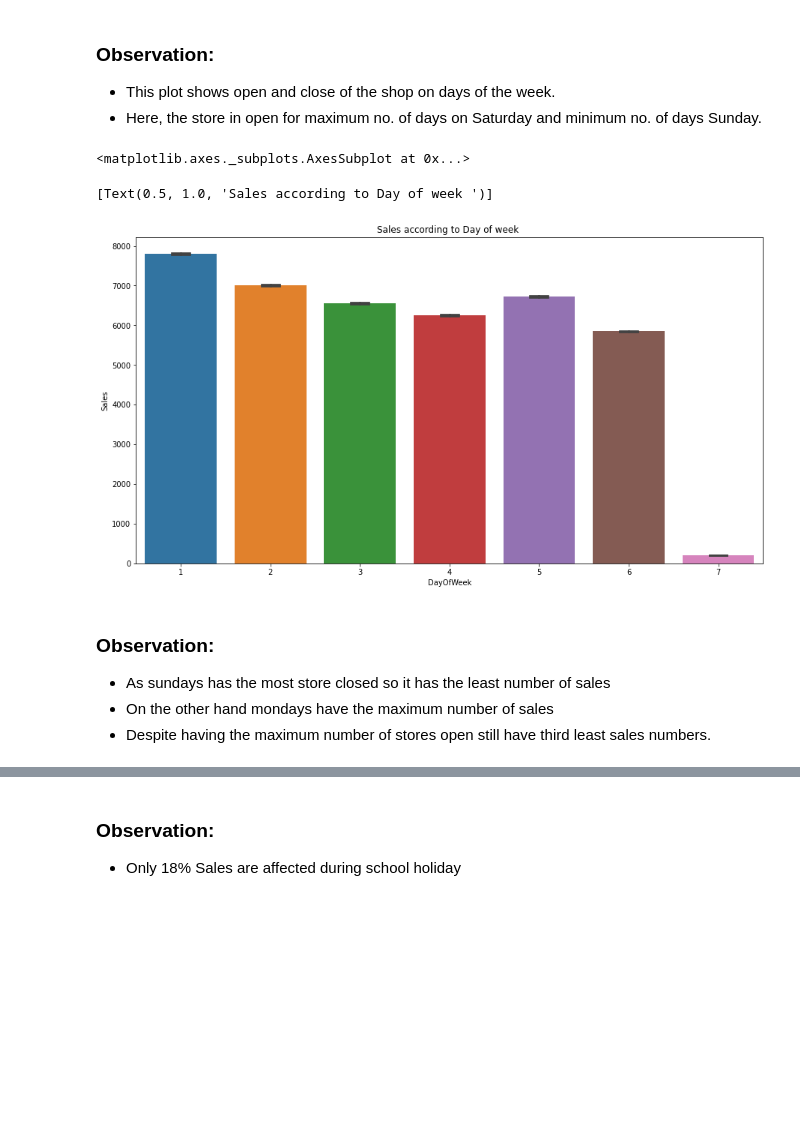
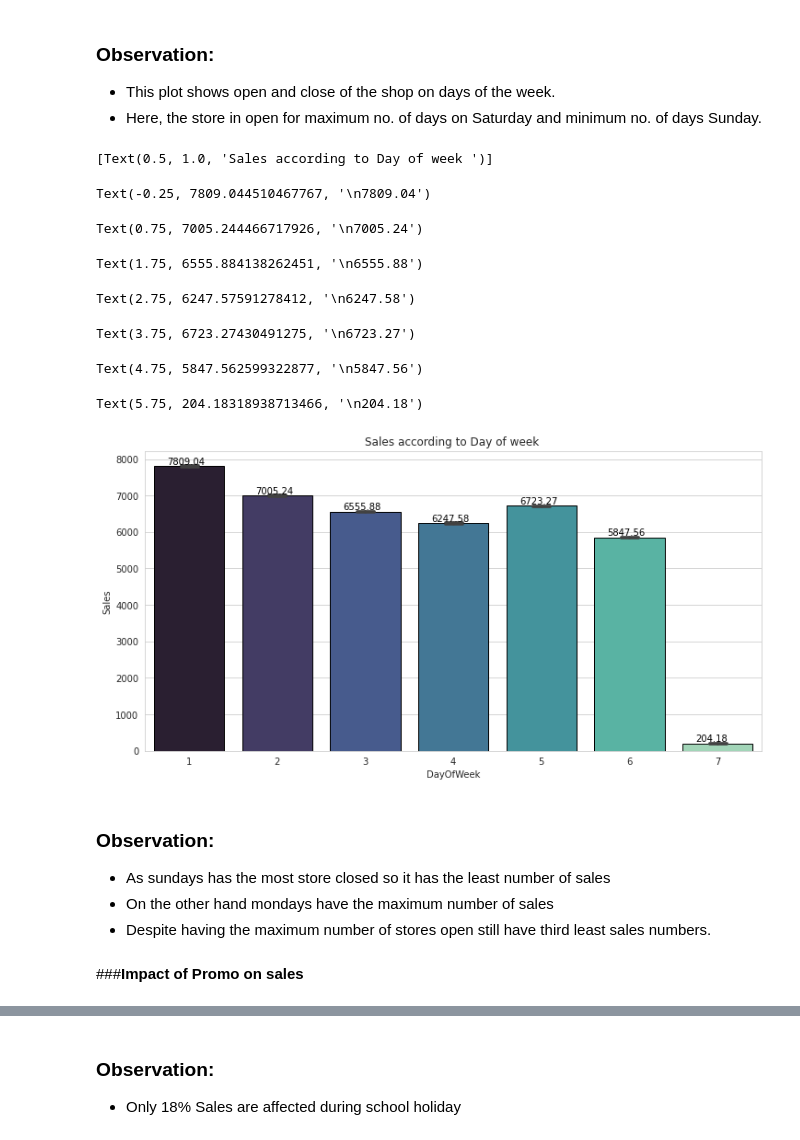
Before and after one commit to piyush02nir/Retail-Sales-Prediction, a Jupyter notebook: Retail_Sales_Prediction.ipynb, the cells around one changed output, grey strips where cells are left out. Saved outputs shown, nothing was run; the diff lists cells and outputs as text; code cells hidden in the pictures; blank space fills up the shorter version.

```diff
--- a/Retail_Sales_Prediction.ipynb
+++ b/Retail_Sales_Prediction.ipynb
@@ -558,10 +603,6 @@ b      6690
 c      4100
 Name: StateHoliday, dtype: int64
 # %%
-# code for changing Assortment dtype from object to int.
-df_rms['Assortment'] = df_rms['Assortment'].map({'a': 0, "b": 1, "c": 2})
-#converting catagorical value into interger values based on store type class.
-df_rms['StoreType'] = df_rms['StoreType'].map({'a': 0, "b": 1, "c": 2, "d": 3})
 ##converting catagorical value into interger values based on StateHoliday class.
 df_rms["StateHoliday"] = df_rms["StateHoliday"].map({0: 0, "0": 0, "a": 1, "b": 1, "c": 1})
 # %%
@@ -586,7 +627 @@ dtypes: datetime64[ns](1), float64(5), int64(15), object(1)
 memory usage: 170.7+ MB
-# %%
-#converting object dtype to integer.
-df_rms['Date'] = df_rms['Date'].astype(int) #convert in int Dtype
-df_rms['StoreType']= df_rms['StoreType'].astype(int)
-df_rms['Assortment']= df_rms['Assortment'].astype(int)
-df_rms['StateHoliday']= df_rms['StoreType'].astype(int)
@@ -592,0 +630,3 @@ df_rms['StateHoliday']= df_rms['StoreType'].astype(int)
+# %%
+#converting object dtype to integer.
+df_rms['StateHoliday']= df_rms['StateHoliday'].astype(int)
@@ -650,0 +673,6 @@ sns.countplot(x='DayOfWeek',hue='Open',data= df_rms)
+# %%
+fig,ax=plt.subplots(figsize=(15,8))
+count = sns.countplot(x = 'DayOfWeek',hue = 'Open', data = df_rms, palette="mako", edgecolor = 'black')
+
+for p in count.patches:
+  count.annotate(f'\n{round(p.get_height(),2)}', (p.get_x() + 0.15, p.get_height()), ha = 'center', va = 'bottom', color = 'Black', size = 10)
@@ -657,14 +699,25 @@ sns.countplot(x='DayOfWeek',hue='Open',data= df_rms)
 # %%
 
 #anlysis of data by vizualisation
-fig,ax=plt.subplots(figsize=(15,8))
-sns.barplot(data=df_rms,x='DayOfWeek',y='Sales',ax=ax,capsize=.2)
-ax.set(title='Sales according to Day of week ')
+fig,ax=plt.subplots(figsize=(12,6))
+groupedvalues = df_rms.groupby('Sales').sum().reset_index()
+sales = sns.barplot(data = df_rms, x = 'DayOfWeek',y = 'Sales', palette="mako", edgecolor = 'Black', ax = ax, capsize = .2)
+ax.set(title = 'Sales according to Day of week ')
+
+for p in sales.patches:
+  sales.annotate(f'\n{round(p.get_height(),2)}', (p.get_x() + 0.15, p.get_height()), ha = 'left', va = 'bottom', color = 'Black', size = 10)
+
 plt.show()
 # %% [output]
-<matplotlib.axes._subplots.AxesSubplot at 0x...>
+[Text(0.5, 1.0, 'Sales according to Day of week ')]
-[Text(0.5, 1.0, 'Sales according to Day of week ')]
+Text(-0.25, 7809.044510467767, '\n7809.04')
+Text(0.75, 7005.244466717926, '\n7005.24')
+Text(1.75, 6555.884138262451, '\n6555.88')
+Text(2.75, 6247.57591278412, '\n6247.58')
+Text(3.75, 6723.27430491275, '\n6723.27')
+Text(4.75, 5847.562599322877, '\n5847.56')
+Text(5.75, 204.18318938713466, '\n204.18')
-[figure, old version]
+[figure, new version]
 # %% [markdown]
 ### <font color = "sky blue">**Observation:**
 
@@ -678,2 +728,4 @@ plt.show()
+# %% [markdown]
+###<font color = "sky blue">**Impact of Promo on sales**
 # %%
 #Impact of promo on sales
```
Also changed, not shown: parts of 165 cells of this notebook.
